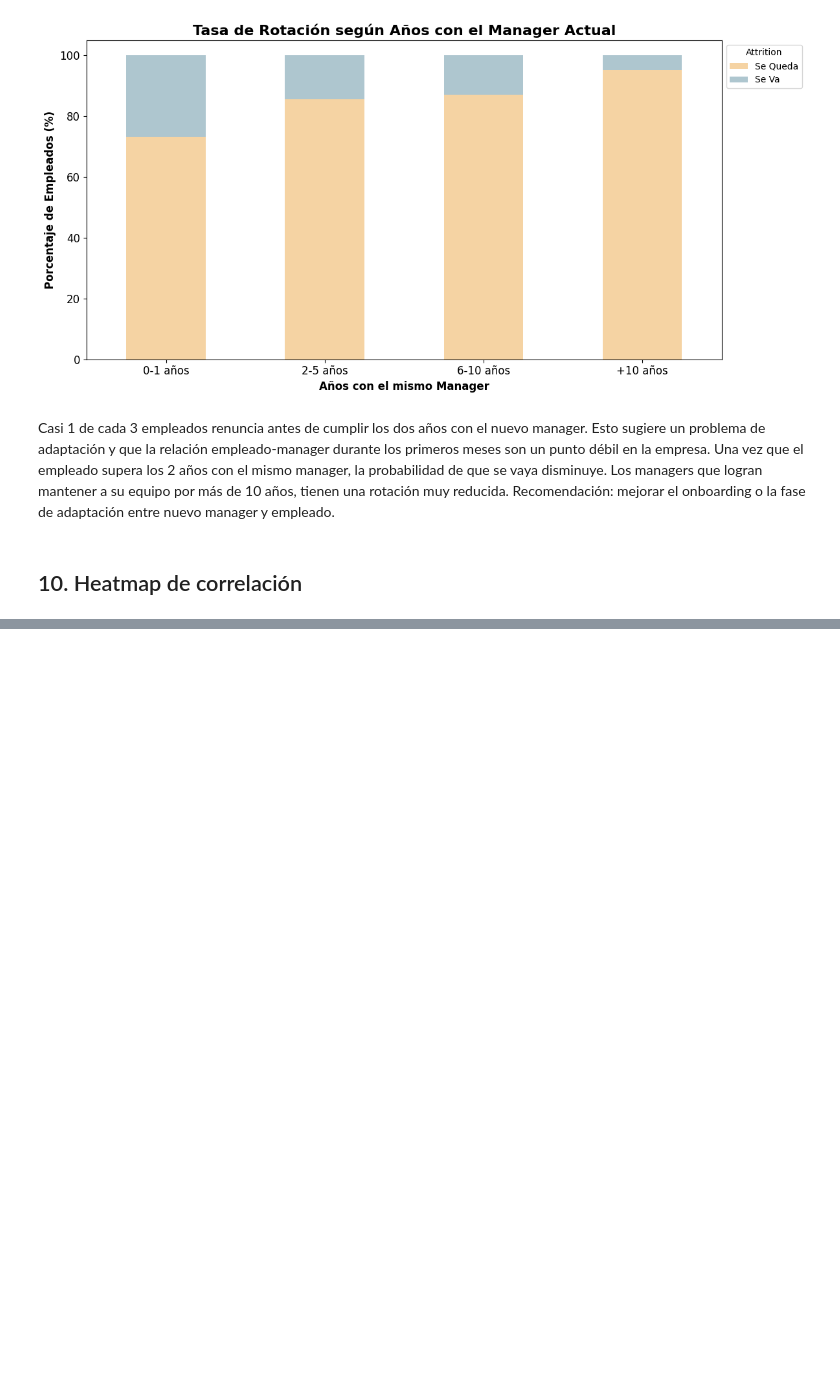
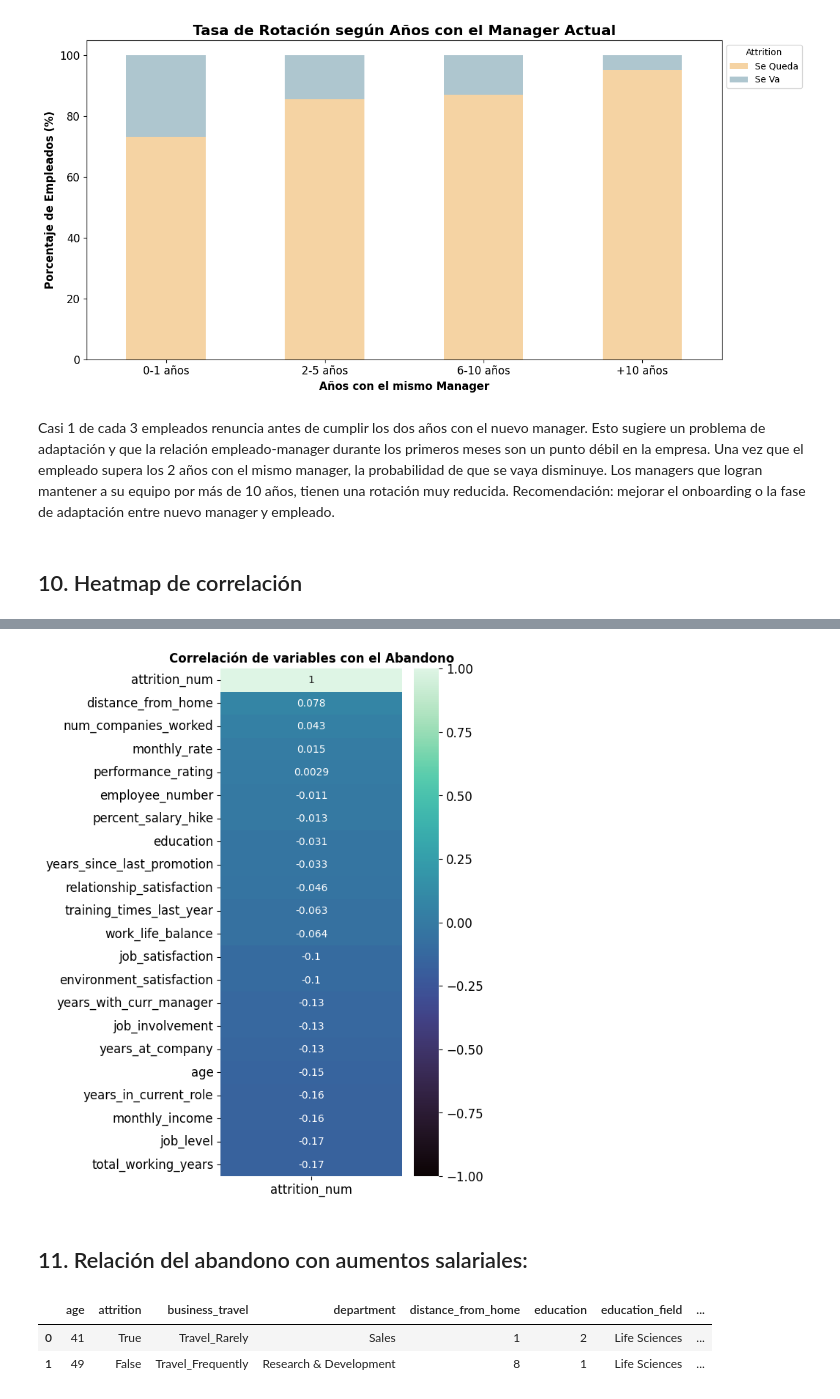
Before and after one commit to eva5ferrer/project-da-promo-63-modulo-3-team-1, a Jupyter notebook: fase-3-visualizacion.ipynb, the cells around one changed output, grey strips where cells are left out. Cells and saved outputs as stored; diff of their text form; code cells hidden in the pictures; blank space fills up the shorter version.

```diff
--- a/fase-3-visualizacion.ipynb
+++ b/fase-3-visualizacion.ipynb
@@ -316,0 +355,9 @@ Mediante este Mapa de Calor, hemos identificado las palancas que realmente mueve
+# %%
+# Heatmap solo con attrition y las otras variables:
+plt.figure(figsize=(4, 9))
+sns.heatmap(numericas.corr()[['attrition_num']].sort_values(by='attrition_num', ascending=False),annot=True, cmap='mako', vmin=-1, vmax=1)
+plt.title('Correlación de variables con el Abandono',fontsize=12, fontweight='bold');
+# %% [output]
+[figure, added]
+# %% [markdown]
+## 11. Relación del abandono con aumentos salariales:
@@ -316,0 +371,7 @@ Mediante este Mapa de Calor, hemos identificado las palancas que realmente mueve
+# %%
+df_hr_limpios['hike_rango'] = df_hr_limpios['percent_salary_hike'].apply(agrupar_salary_hike)
+df_hr_limpios.head(2)
+# %% [output]
+|  | age | attrition | business_travel | department | distance_from_home | education | education_field | ... |
+| 0 | 41 | True | Travel_Rarely | Sales | 1 | 2 | Life Sciences | ... |
+| 1 | 49 | False | Travel_Frequently | Research & Development | 8 | 1 | Life Sciences | ... |
```
Also changed, not shown: parts of 20 cells of this notebook.
